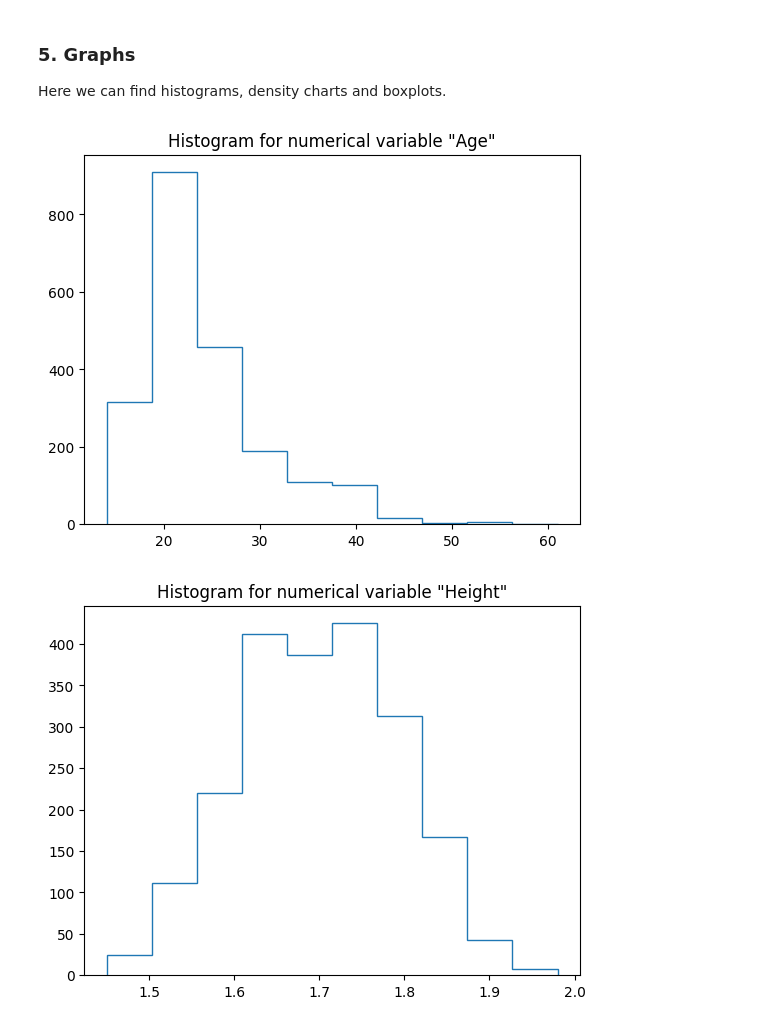
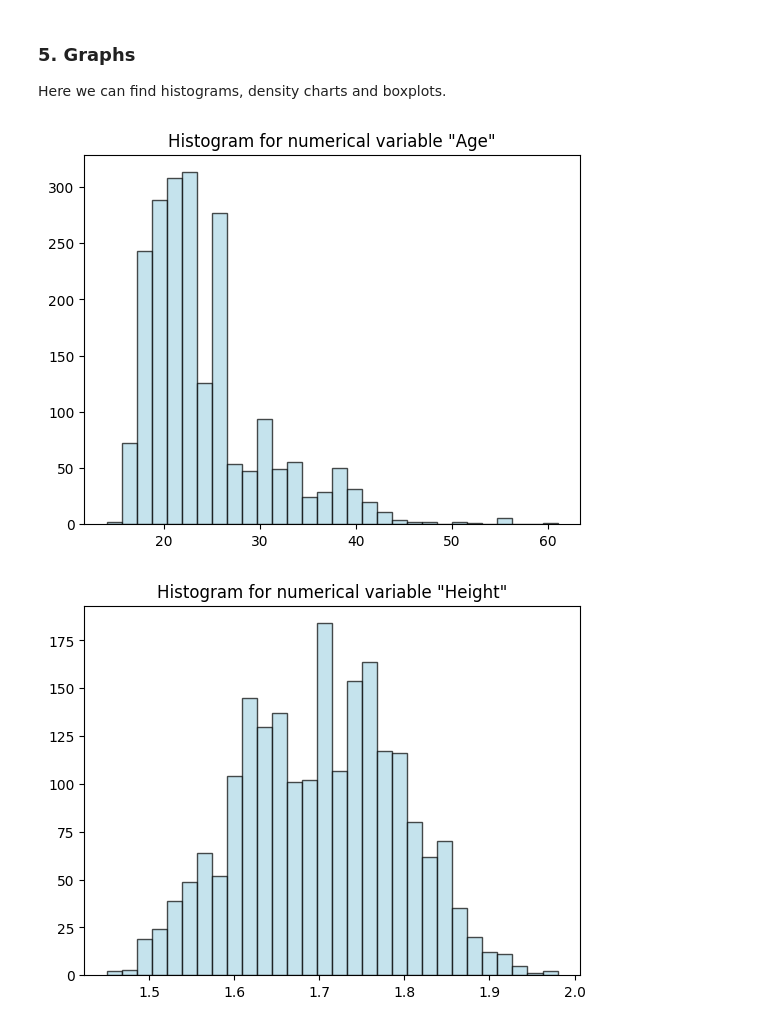
Before and after one commit to MihaiBojescu/data-mining-homeworks, a Jupyter notebook: Homework 1/homework1.ipynb, the cells around one changed output. Saved outputs shown, nothing was run; the diff lists cells and outputs as text; code cells hidden in the pictures.

```diff
--- a/Homework 1/homework1.ipynb
+++ b/Homework 1/homework1.ipynb
@@ -326,12 +326,10 @@ Here we can find histograms, density charts and boxplots.
 # %%
 for numerical_var in numeric_variables:
     dataset_for_numerical_val = DatasetManager.obj_list_to_np_array(dataset_obj_list, [numerical_var]).astype(np.float64).reshape(-1)
 
-    counts, bins = np.histogram(dataset_for_numerical_val)
-
     plt.figure()
-    plt.stairs(counts, bins)
+    plt.hist(dataset_for_numerical_val, bins=30, color='lightblue', edgecolor='black', alpha=0.7)
     plt.title(f"Histogram for numerical variable \"{numerical_var}\"")
 # %% [output]
-[figure, old version]
+[figure, new version]
-[figure, old version]
+[figure, new version]
```
Also changed, not shown: parts of 3 cells of this notebook.
